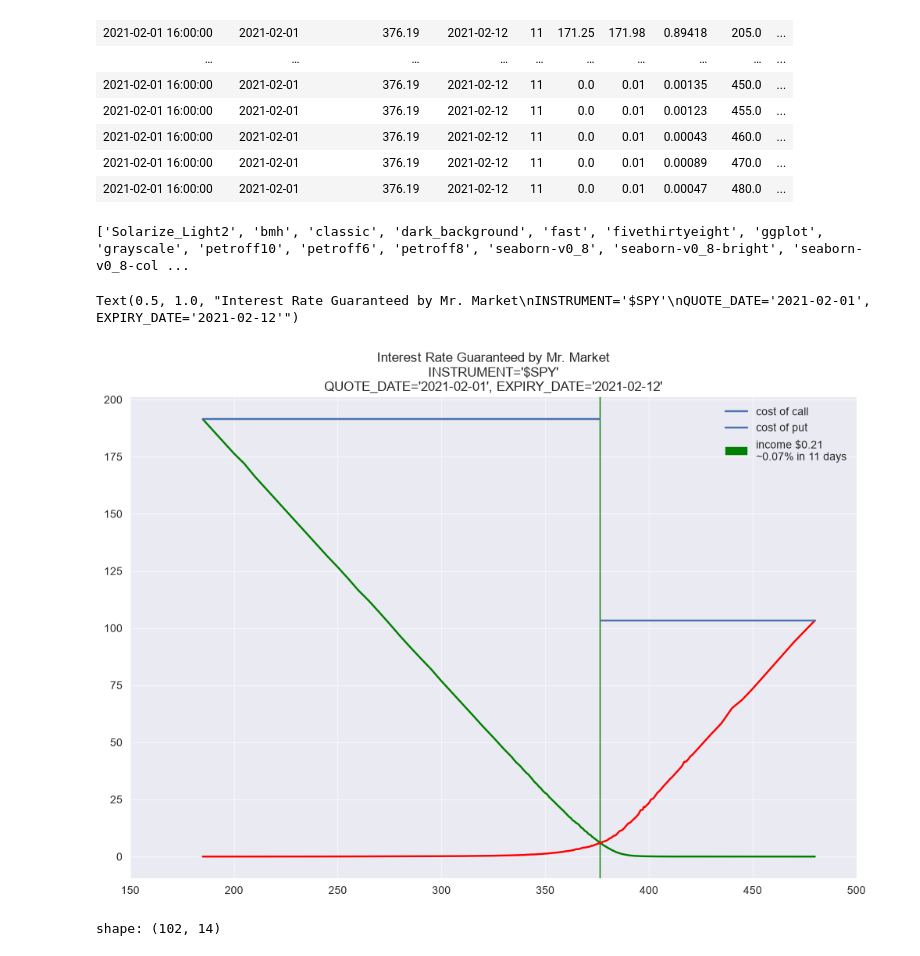
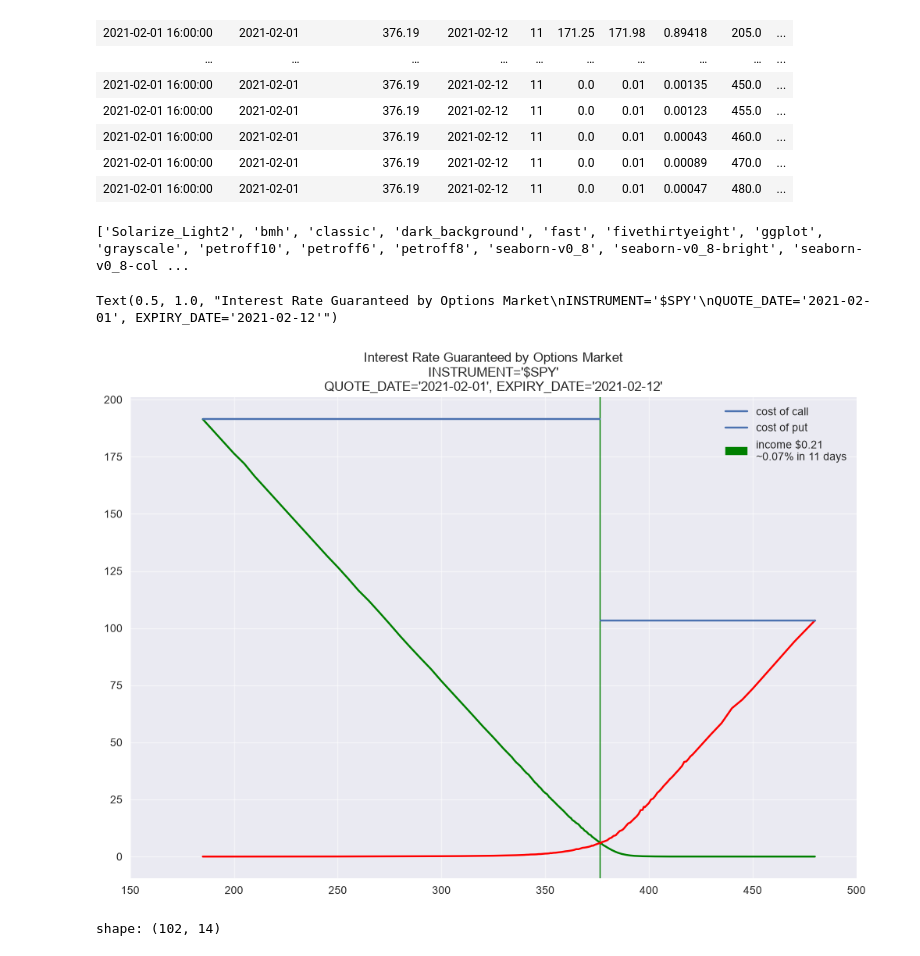
Before and after one commit to wqustudent/madoff, a Jupyter notebook: notebooks/load_and_EDA_for_SPY.ipynb, the cells around one changed output. Saved outputs shown, nothing was run; the diff lists cells and outputs as text; code cells hidden in the pictures.

Commit message:
update figure: options market interest guarantee

```diff
--- a/notebooks/load_and_EDA_for_SPY.ipynb
+++ b/notebooks/load_and_EDA_for_SPY.ipynb
@@ -141,36 +141,36 @@ shape: (138, 13)
 import matplotlib.pyplot as plt
 print(plt.style.available)
 plt.style.use("seaborn-v0_8")
 
 fig, ax = plt.subplots(figsize=(12, 8))
 plt.plot(xs["STRIKE"], xs["C_ASK"], "g-")
 plt.plot(xs["STRIKE"], xs["P_ASK"], "r-")
 
 axmin, axmax = 150, 500
 plt.xlim(axmin, axmax)
 # @strike=185, c_ask=191.44
 xmin, xmax = (185-axmin)/(axmax - axmin), (185+191.44-axmin)/(axmax - axmin)
 plt.axhline(y=191.44, xmin=xmin, xmax=xmax, label="cost of call")
 
 # @strike=480, p_ask=103.35
 xmin, xmax = (480-103.35-axmin)/(axmax - axmin), (480-axmin)/(axmax - axmin)
 plt.axhline(y=103.35, xmin=xmin, xmax=xmax, label="cost of put")
 
 # interest = strikes spread - (cost of call + put)
 xmin, xmax = (185+191.44), (480-103.35)
 income = xmax - xmin
 total_cost = 191.44+103.35
 plt.axvspan(xmin=xmin, xmax=xmax, color="green", label=f"income ${income:.2f}\n~{(income/total_cost)*100:.2f}% in 11 days")
 
 plt.legend()
-title = f"Interest Rate Guaranteed by Mr. Market\nINSTRUMENT='$SPY'\nQUOTE_DATE='2021-02-01', EXPIRY_DATE='2021-02-12'"
+title = f"Interest Rate Guaranteed by Options Market\nINSTRUMENT='$SPY'\nQUOTE_DATE='2021-02-01', EXPIRY_DATE='2021-02-12'"
 plt.title(title)
 
 # fig.savefig('interest_guarantee.png')
 # %% [output]
 ['Solarize_Light2', 'bmh', 'classic', 'dark_background', 'fast', 'fivethirtyeight', 'ggplot', 'grayscale', 'petroff10', 'petroff6', 'petroff8', 'seaborn-v0_8', 'seaborn-v0_8-bright', 'seaborn-v0_8-col ...
-Text(0.5, 1.0, "Interest Rate Guaranteed by Mr. Market\nINSTRUMENT='$SPY'\nQUOTE_DATE='2021-02-01', EXPIRY_DATE='2021-02-12'")
+Text(0.5, 1.0, "Interest Rate Guaranteed by Options Market\nINSTRUMENT='$SPY'\nQUOTE_DATE='2021-02-01', EXPIRY_DATE='2021-02-12'")
-[figure, old version]
+[figure, new version]
 # %%
 qds = df["QUOTE_DATE"].unique()
 # print(len(qds))
```
Also changed, not shown: 2 other files.
